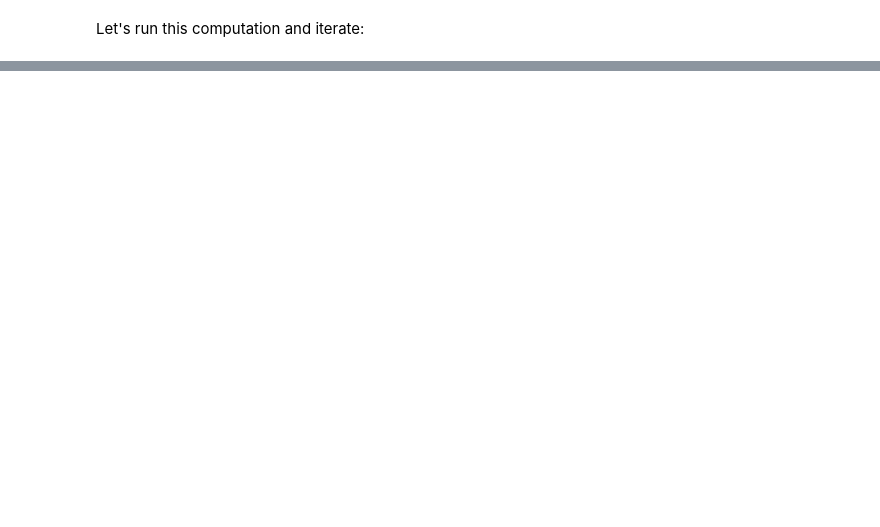
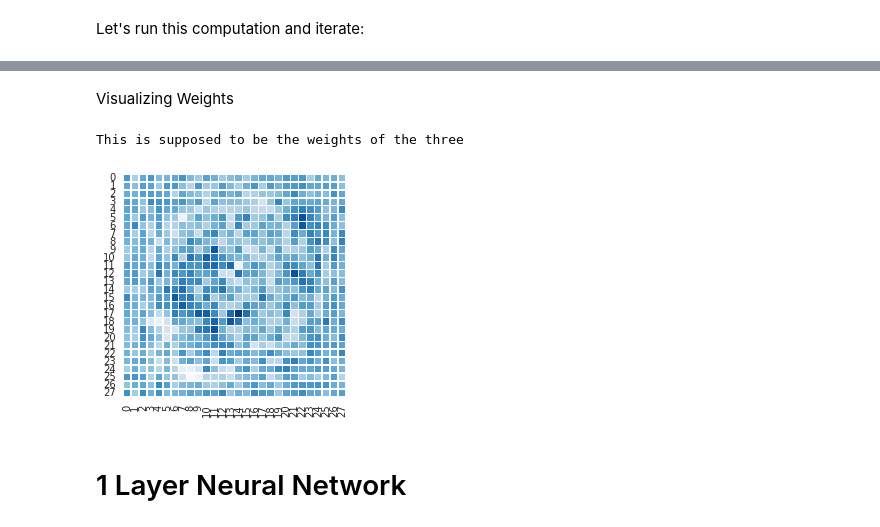
Before and after one commit to mGalarnyk/Python_Tutorials, a Jupyter notebook: TensorFlow/Udacity/MNIST_TensorFlow.ipynb, the cells around one changed output, grey strips where cells are left out. Saved outputs shown, nothing was run; the diff lists cells and outputs as text; code cells hidden in the pictures; blank space fills up the shorter version.

```diff
--- a/TensorFlow/Udacity/MNIST_TensorFlow.ipynb
+++ b/TensorFlow/Udacity/MNIST_TensorFlow.ipynb
@@ -240,7 +167,7 @@ with graph.as_default():
     # Load the training, validation and test data into constants that are
     # attached to the graph.
     tf_train_dataset = tf.constant(training_data[:train_subset, :])
-    tf_train_labels = tf.constant(training_labels[:train_subset], 10)
+    tf_train_labels = tf.constant(training_labels[:train_subset])
     tf_valid_dataset = tf.constant(validation_data)
     tf_test_dataset = tf.constant(testing_data)
 
@@ -260,9 +187,21 @@ with graph.as_default():
     logits = tf.matmul(tf_train_dataset, weights) + biases
     loss = tf.reduce_mean(tf.nn.softmax_cross_entropy_with_logits(logits, tf_train_labels))
 
+
+    ## this next commented line is equalivalent to logits
+    # tf.matmul(tf_train_dataset, weights) + biases
+    #pred = tf.nn.softmax(tf.matmul(tf_train_dataset, weights) + biases) # Softmax
+
+    # Minimize error using cross entropy
+    #cost = tf.reduce_mean(-tf.reduce_sum(y*tf.log(pred), reduction_indices=1))
+    # Gradient Descent
+    #optimizer = tf.train.GradientDescentOptimizer(learning_rate).minimize(cost)
+    ### Testing
+
+
     # Optimizer.
     # We are going to find the minimum of this loss using gradient descent.
-    optimizer = tf.train.GradientDescentOptimizer(0.5).minimize(loss)
+    optimizer = tf.train.GradientDescentOptimizer(0.05).minimize(loss)
 
     # Predictions for the training, validation, and test data.
     # These are not part of training, but merely here so that we can report
@@ -318,0 +306,12 @@ Normalizing The Data
+# %% [markdown]
+Visualizing Weights
+# %%
+zero_visual = weights_matrix[:,3].reshape(28,28)
+confusion_matrix = pd.DataFrame(data = zero_visual)
+sns.heatmap(confusion_matrix, linewidths=.5, square = True, cmap = 'Blues_r', cbar = False);
+print('This is supposed to be the weights of the three')
+# %% [output]
+This is supposed to be the weights of the three
+[figure, added]
+# %% [markdown]
+<h1 align="left"> 1 Layer Neural Network </h1>
```
Also changed, not shown: parts of 19 cells of this notebook, 2 other files.
